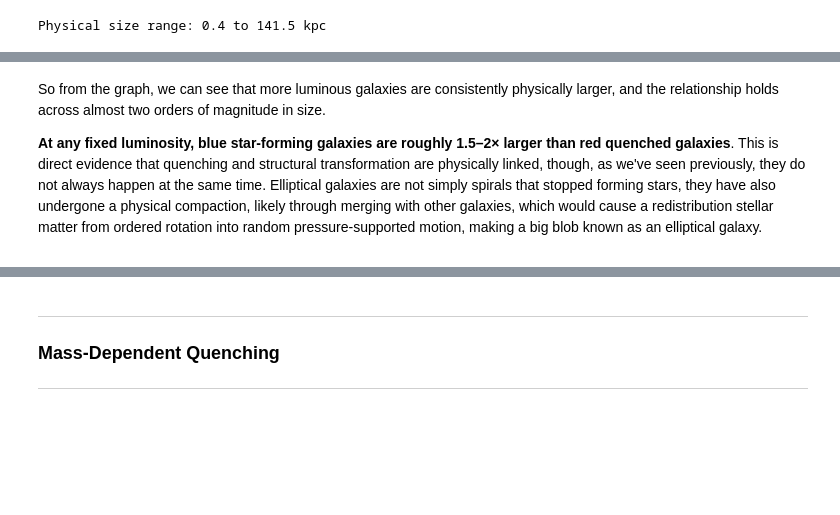
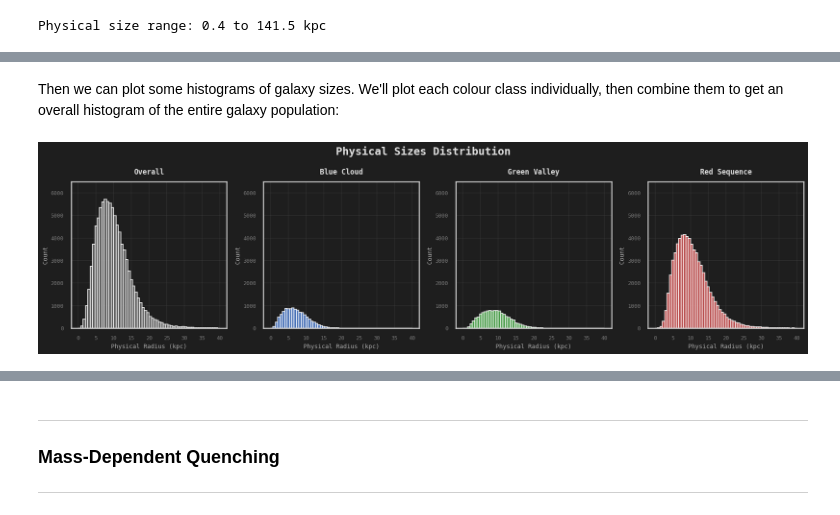
Before and after one commit to haylamyuen/Project-GATORS, a Jupyter notebook: 04_dist_lum.ipynb, the cells around one changed output, grey strips where cells are left out. Cells and saved outputs as stored; diff of their text form; code cells hidden in the pictures; blank space fills up the shorter version.

Commit message:
Finalise first draft of Section 4, and update Graphs library accordingly

```diff
--- a/04_dist_lum.ipynb
+++ b/04_dist_lum.ipynb
@@ -555,8 +502,48 @@ plt.show()
-# %% [markdown]
-<div style="width: 1200px">
-
-So from the graph, we can see that more luminous galaxies are consistently physically larger, and the relationship holds across almost two orders of magnitude in size.
-
-**At any fixed luminosity, blue star-forming galaxies are roughly 1.5–2× larger than red quenched galaxies**. This is direct evidence that quenching and structural transformation are physically linked, though, as we've seen previously, they do not always happen at the same time. Elliptical galaxies are not simply spirals that stopped forming stars, they have also undergone a physical compaction, likely through merging with other galaxies, which would cause a redistribution stellar matter from ordered rotation into random pressure-supported motion, making a big blob known as an elliptical galaxy.
-
-</div>
+# %% [markdown]
+Then we can plot some histograms of galaxy sizes. We'll plot each colour class individually, then combine them to get an overall histogram of the entire galaxy population:
+# %%
+# Setup for plotting
+fig, axes = plt.subplots(1, 4, figsize=(18, 5))
+
+# Overall Histogram
+x = gal_lowz2["r_phys_kpc"].values
+axes[0].hist(x, bins=60, range=(0, 40), color="#666666", alpha=0.8)
+axes[0].set_xlabel("Physical Radius (kpc)", color="#aaaaaa", fontsize=10)
+axes[0].set_ylabel("Count", color="#aaaaaa", fontsize=10)
+axes[0].set_ylim(0, 6500)
+axes[0].set_title("Overall", fontweight="bold", pad=12, fontsize=12)
+axes[0].tick_params(colors="#777777", labelsize=9)
+
+# Blue Cloud Histogram
+x1 = blue["r_phys_kpc"].values
+axes[1].hist(x1, bins=60, range=(0, 40), color="#5588dd", alpha=0.8)
+axes[1].set_xlabel("Physical Radius (kpc)", color="#aaaaaa", fontsize=10)
+axes[1].set_ylabel("Count", color="#aaaaaa", fontsize=10)
+axes[1].set_ylim(0, 6500)
+axes[1].set_title("Blue Cloud", fontweight="bold", pad=12, fontsize=12)
+axes[1].tick_params(colors="#777777", labelsize=9)
+
+# Green Valley Histogram
+x2 = green["r_phys_kpc"].values
+axes[2].hist(x2, bins=60, range=(0, 40), color="#55bb55", alpha=0.8)
+axes[2].set_xlabel("Physical Radius (kpc)", color="#aaaaaa", fontsize=10)
+axes[2].set_ylabel("Count", color="#aaaaaa", fontsize=10)
+axes[2].set_ylim(0, 6500)
+axes[2].set_title("Green Valley", fontweight="bold", pad=12, fontsize=12)
+axes[2].tick_params(colors="#777777", labelsize=9)
+
+# Red Sequence Histogram
+x3 = red["r_phys_kpc"].values
+axes[3].hist(x3, bins=60, range=(0, 40), color="#dd5555", alpha=0.8)
+axes[3].set_xlabel("Physical Radius (kpc)", color="#aaaaaa", fontsize=10)
+axes[3].set_ylabel("Count", color="#aaaaaa", fontsize=10)
+axes[3].set_ylim(0, 6500)
+axes[3].set_title("Red Sequence", fontweight="bold", pad=12, fontsize=12)
+axes[3].tick_params(colors="#777777", labelsize=9)
+
+# Overall title and display
+plt.suptitle("Physical Sizes Distribution", fontsize=18, fontweight="bold")
+plt.tight_layout()
+plt.show()
+# %% [output]
+[figure, added]
```
Also changed, not shown: parts of 18 cells of this notebook, 1 other file.
